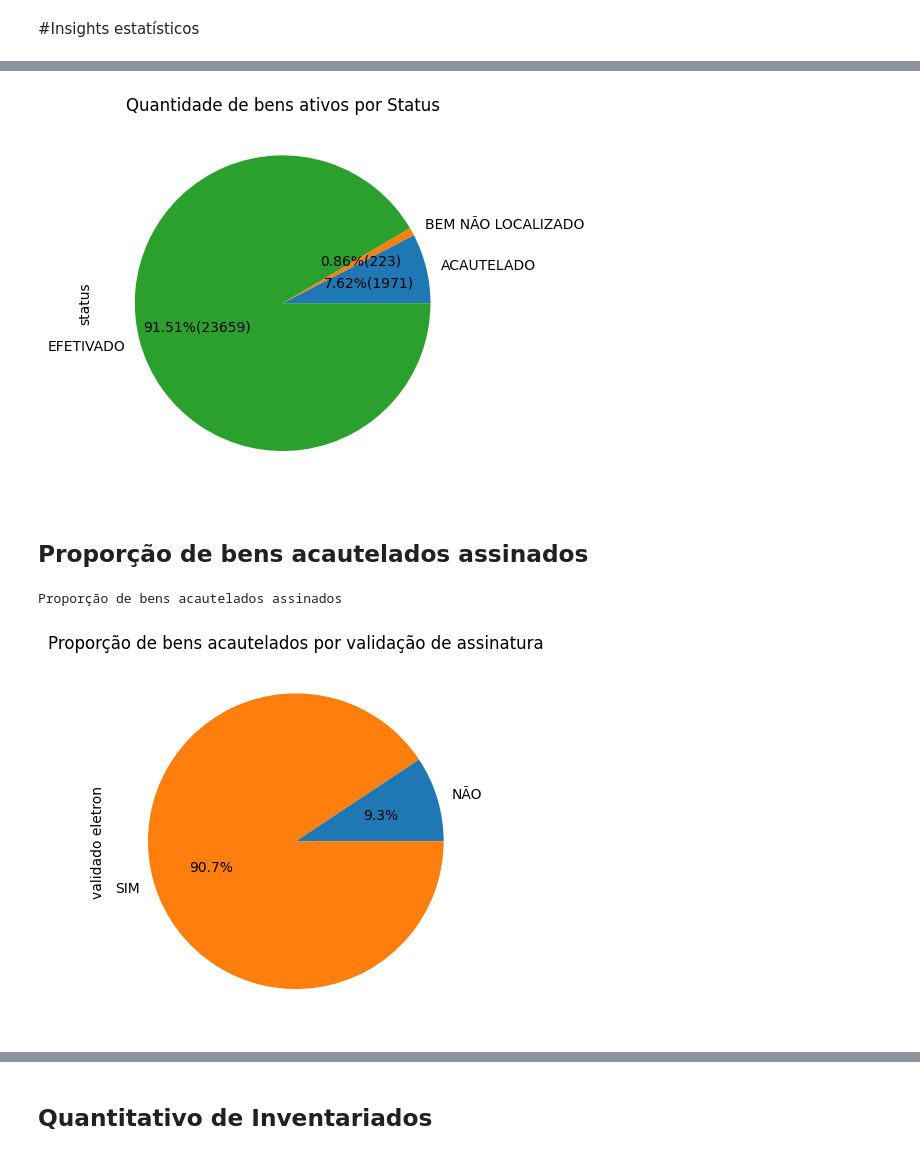
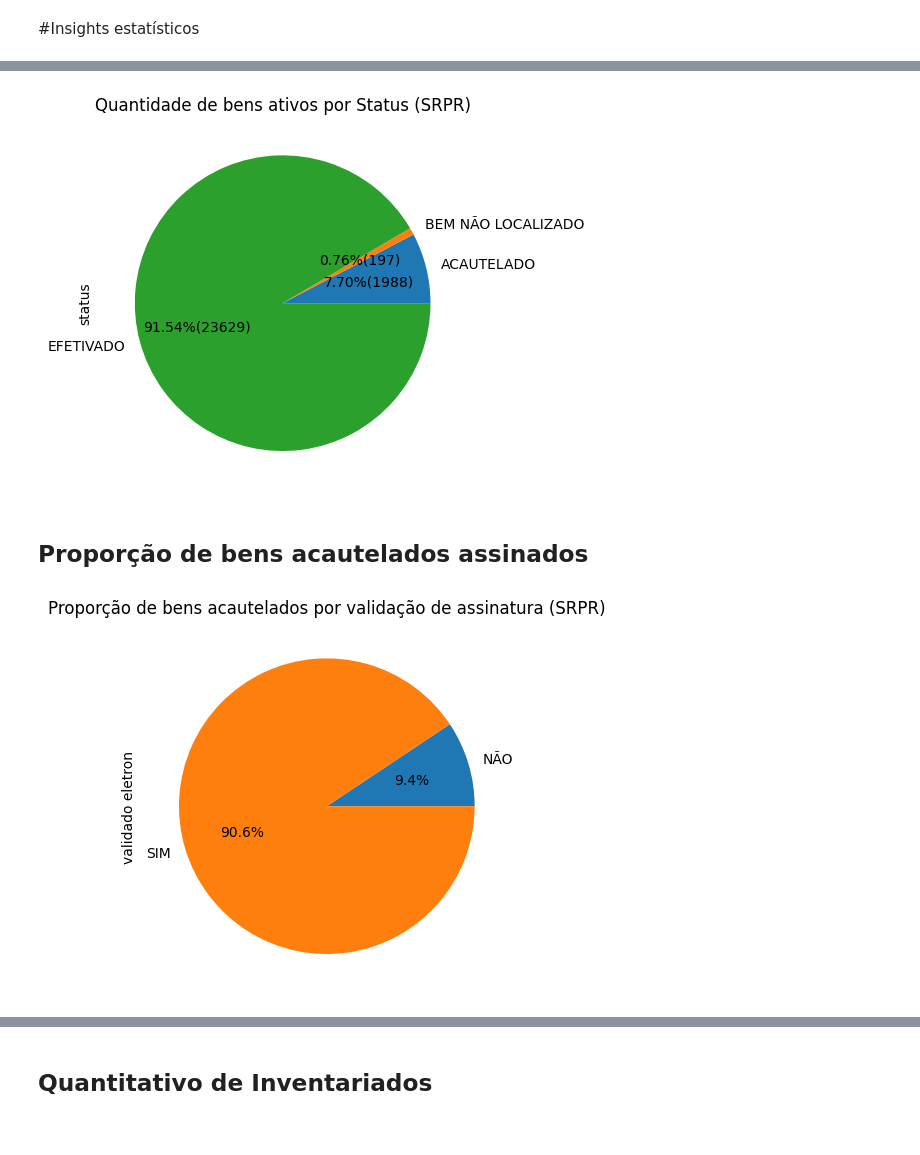
Before and after one commit to Mateus-cpa/tratamento_de_relatorio_elog_pf, a Jupyter notebook: Tratamento_de_relatório_geral_do_elog.ipynb, the cells around one changed output, grey strips where cells are left out. Saved outputs shown, nothing was run; the diff lists cells and outputs as text; code cells hidden in the pictures.

```diff
--- a/Tratamento_de_relatório_geral_do_elog.ipynb
+++ b/Tratamento_de_relatório_geral_do_elog.ipynb
@@ -418,23 +425,21 @@ grafico_ativos.plot()
 # %%
 bens_ativos = base_elog[base_elog.status.isin(['EFETIVADO','ACAUTELADO','BEM NÃO LOCALIZADO', 'EM PROCESSO DE ALIENAÇÃO', 'PENDENTE DE DISTRIBUIÇÃO PARA USO'])]
 bens_ativos.groupby('status')['status'].count().plot(kind='pie',
-                                                     title = 'Quantidade de bens ativos por Status',
+                                                     title = f'Quantidade de bens ativos por Status ({selected_UG})',
                                                      autopct = lambda p: '{:.2f}%({:.0f})'.format(p,(p/100)*bens_ativos.status.count()) # em valor absoluto
                                                      );
 # %% [output]
-[figure, old version]
+[figure, new version]
 # %% [markdown]
 ## Proporção de bens acautelados assinados
 # %%
 bens_acautelados = bens_ativos[bens_ativos.status == 'ACAUTELADO']
 num_acautelados = len(bens_acautelados)
 
-print('Proporção de bens acautelados assinados')
 bens_acautelados.groupby('validado eletron')['validado eletron'].count().sort_values(ascending=True).plot(kind='pie',
-                                                     title = 'Proporção de bens acautelados por validação de assinatura',
+                                                     title = f'Proporção de bens acautelados por validação de assinatura ({selected_UG})',
                                                      autopct='%1.1f%%');
 # %% [output]
-Proporção de bens acautelados assinados
-[figure, old version]
+[figure, new version]
 # %%
 bens_ativos.groupby('estado bem')['estado bem'].count().plot(kind='pie',
```
Also changed, not shown: parts of 15 cells of this notebook.
